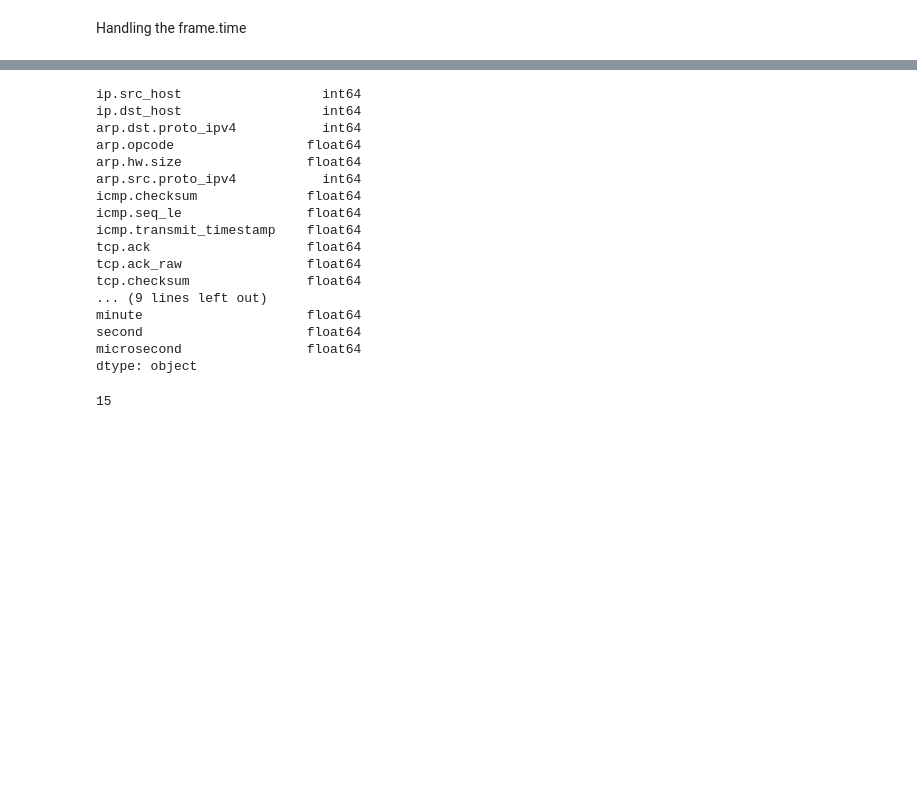
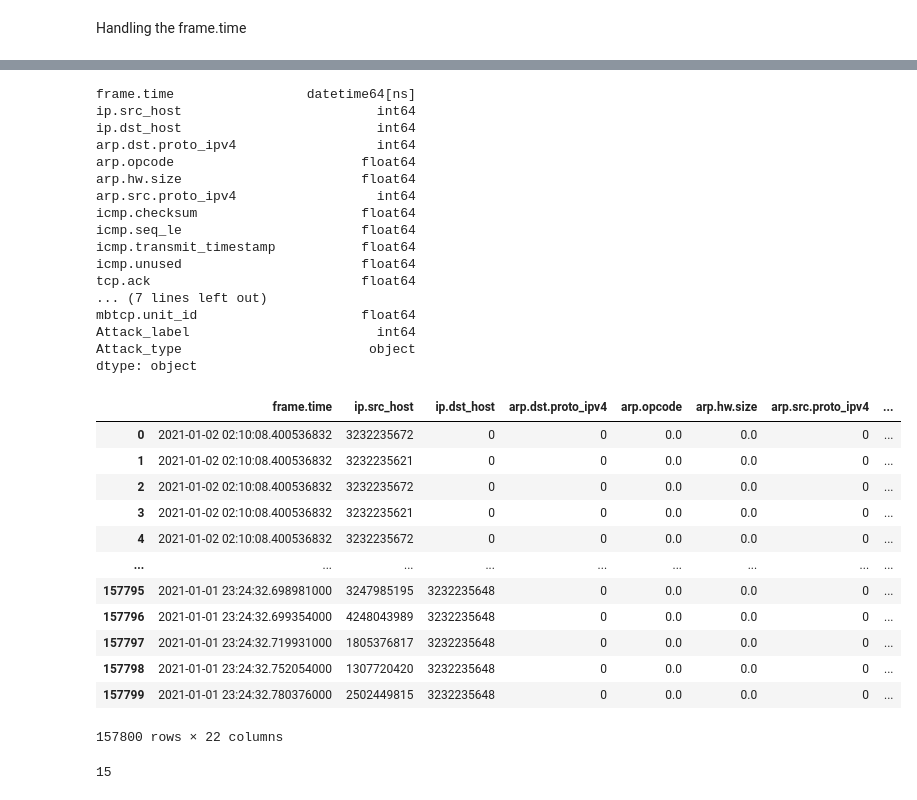
Before and after one commit to Nitincando1234/Nitin-Programming-Btech, a Jupyter notebook: ML/EdgeIIOT (2).ipynb, the cells around one changed output, grey strips where cells are left out. Saved outputs shown, nothing was run; the diff lists cells and outputs as text; code cells hidden in the pictures; blank space fills up the shorter version.

```diff
--- a/ML/EdgeIIOT (2).ipynb
+++ b/ML/EdgeIIOT (2).ipynb
@@ -146,7 +164,7 @@ def handle_frame(row):
     return row
   except ValueError:
     try:
-      return pd.to_datetime(row, format="%Y %d:%m:%S.%f")
+      return pd.to_datetime(row)
     except:
       return pd.NaT
 df["frame.time"] = df["frame.time"].swifter.apply(handle_frame)
@@ -167,23 +186,44 @@ df["frame.time"] = df["frame.time"].fillna(mean_value_of_dates)
 # %%
 df.dtypes
 # %% [output]
-ip.src_host                  int64
-ip.dst_host                  int64
-arp.dst.proto_ipv4           int64
-arp.opcode                 float64
-arp.hw.size                float64
-arp.src.proto_ipv4           int64
-icmp.checksum              float64
-icmp.seq_le                float64
-icmp.transmit_timestamp    float64
-tcp.ack                    float64
-tcp.ack_raw                float64
-tcp.checksum               float64
-... (9 lines left out)
-minute                     float64
-second                     float64
-microsecond                float64
+frame.time                 datetime64[ns]
+ip.src_host                         int64
+ip.dst_host                         int64
+arp.dst.proto_ipv4                  int64
+arp.opcode                        float64
+arp.hw.size                       float64
+arp.src.proto_ipv4                  int64
+icmp.checksum                     float64
+icmp.seq_le                       float64
+icmp.transmit_timestamp           float64
+icmp.unused                       float64
+tcp.ack                           float64
+... (7 lines left out)
+mbtcp.unit_id                     float64
+Attack_label                        int64
+Attack_type                        object
 dtype: object
+# %%
+# Handle the NaT
+df["frame.time"] = pd.to_datetime(df["frame.time"], errors = "coerce")
+mean_value_of_dates = df["frame.time"].dropna().mean()
+df["frame.time"] = df["frame.time"].fillna(mean_value_of_dates)
+# %%
+df
+# %% [output]
+|  | frame.time | ip.src_host | ip.dst_host | arp.dst.proto_ipv4 | arp.opcode | arp.hw.size | arp.src.proto_ipv4 | ... |
+| 0 | 2021-01-02 02:10:08.400536832 | 3232235672 | 0 | 0 | 0.0 | 0.0 | 0 | ... |
+| 1 | 2021-01-02 02:10:08.400536832 | 3232235621 | 0 | 0 | 0.0 | 0.0 | 0 | ... |
+| 2 | 2021-01-02 02:10:08.400536832 | 3232235672 | 0 | 0 | 0.0 | 0.0 | 0 | ... |
+| 3 | 2021-01-02 02:10:08.400536832 | 3232235621 | 0 | 0 | 0.0 | 0.0 | 0 | ... |
+| 4 | 2021-01-02 02:10:08.400536832 | 3232235672 | 0 | 0 | 0.0 | 0.0 | 0 | ... |
+| ... | ... | ... | ... | ... | ... | ... | ... | ... |
+| 157795 | 2021-01-01 23:24:32.698981000 | 3247985195 | 3232235648 | 0 | 0.0 | 0.0 | 0 | ... |
+| 157796 | 2021-01-01 23:24:32.699354000 | 4248043989 | 3232235648 | 0 | 0.0 | 0.0 | 0 | ... |
+| 157797 | 2021-01-01 23:24:32.719931000 | 1805376817 | 3232235648 | 0 | 0.0 | 0.0 | 0 | ... |
+| 157798 | 2021-01-01 23:24:32.752054000 | 1307720420 | 3232235648 | 0 | 0.0 | 0.0 | 0 | ... |
+| 157799 | 2021-01-01 23:24:32.780376000 | 2502449815 | 3232235648 | 0 | 0.0 | 0.0 | 0 | ... |
+157800 rows × 22 columns
 # %%
 len(df["Attack_type"].unique())
 # %% [output]
```
Also changed, not shown: parts of 12 cells of this notebook.
